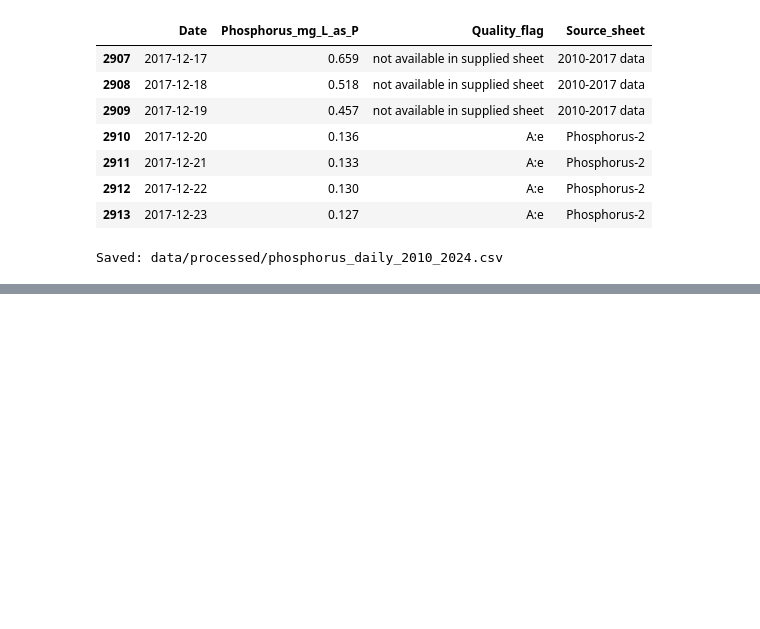
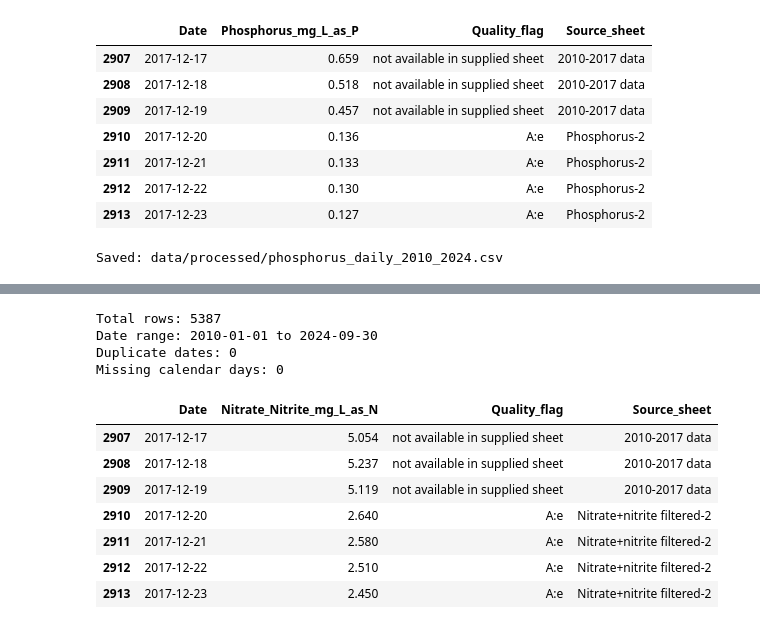
Before and after one commit to TechSphere2025/water-quality-forecasting, a Jupyter notebook: 01_understanding_data.ipynb, the cells around one changed output, grey strips where cells are left out. Cells and saved outputs as stored; diff of their text form; code cells hidden in the pictures; blank space fills up the shorter version.

```diff
--- a/01_understanding_data.ipynb
+++ b/01_understanding_data.ipynb
@@ -574,0 +577,12 @@ files.download(str(output_file))
+# %%
+nitrogen_preview = pd.read_excel(
+    workbook,
+    sheet_name="Nitrate+nitrite filtered-2",
+    header=None,
+    nrows=40
+)
+
+for row_number, row in nitrogen_preview.iterrows():
+    values = row.dropna().astype(str)
+    if not values.empty:
+        print(row_number, "|", " | ".join(values))
@@ -574,0 +666,35 @@ files.download(str(output_file))
+# %%
+# Select nitrate + nitrite concentration from the earlier summary sheet
+n1_clean = df[["Date", "Nitrate+nitrite filtered (mg/L as N)"]].copy()
+n1_clean.columns = ["Date", "Nitrate_Nitrite_mg_L_as_N"]
+n1_clean["Quality_flag"] = "not available in supplied sheet"
+n1_clean["Source_sheet"] = "2010-2017 data"
+
+# Stack both tables and sort by date
+nitrate_all = pd.concat([n1_clean, n2_clean], ignore_index=True)
+nitrate_all = nitrate_all.sort_values("Date").reset_index(drop=True)
+
+# Check for repeated dates and gaps in the daily series
+dates = nitrate_all["Date"]
+expected_days = pd.date_range(dates.min(), dates.max(), freq="D")
+
+print("Total rows:", len(nitrate_all))
+print("Date range:", dates.min().date(), "to", dates.max().date())
+print("Duplicate dates:", dates.duplicated().sum())
+print("Missing calendar days:", len(expected_days.difference(dates)))
+
+# Inspect the dates where the source sheet changes
+display(nitrate_all.loc[dates.between("2017-12-17", "2017-12-23")])
+# %% [output]
+Total rows: 5387
+Date range: 2010-01-01 to 2024-09-30
+Duplicate dates: 0
+Missing calendar days: 0
+|  | Date | Nitrate_Nitrite_mg_L_as_N | Quality_flag | Source_sheet |
+| 2907 | 2017-12-17 | 5.054 | not available in supplied sheet | 2010-2017 data |
+| 2908 | 2017-12-18 | 5.237 | not available in supplied sheet | 2010-2017 data |
+| 2909 | 2017-12-19 | 5.119 | not available in supplied sheet | 2010-2017 data |
+| 2910 | 2017-12-20 | 2.640 | A:e | Nitrate+nitrite filtered-2 |
+| 2911 | 2017-12-21 | 2.580 | A:e | Nitrate+nitrite filtered-2 |
+| 2912 | 2017-12-22 | 2.510 | A:e | Nitrate+nitrite filtered-2 |
+| 2913 | 2017-12-23 | 2.450 | A:e | Nitrate+nitrite filtered-2 |
```
Also changed, not shown: parts of 9 cells of this notebook.
